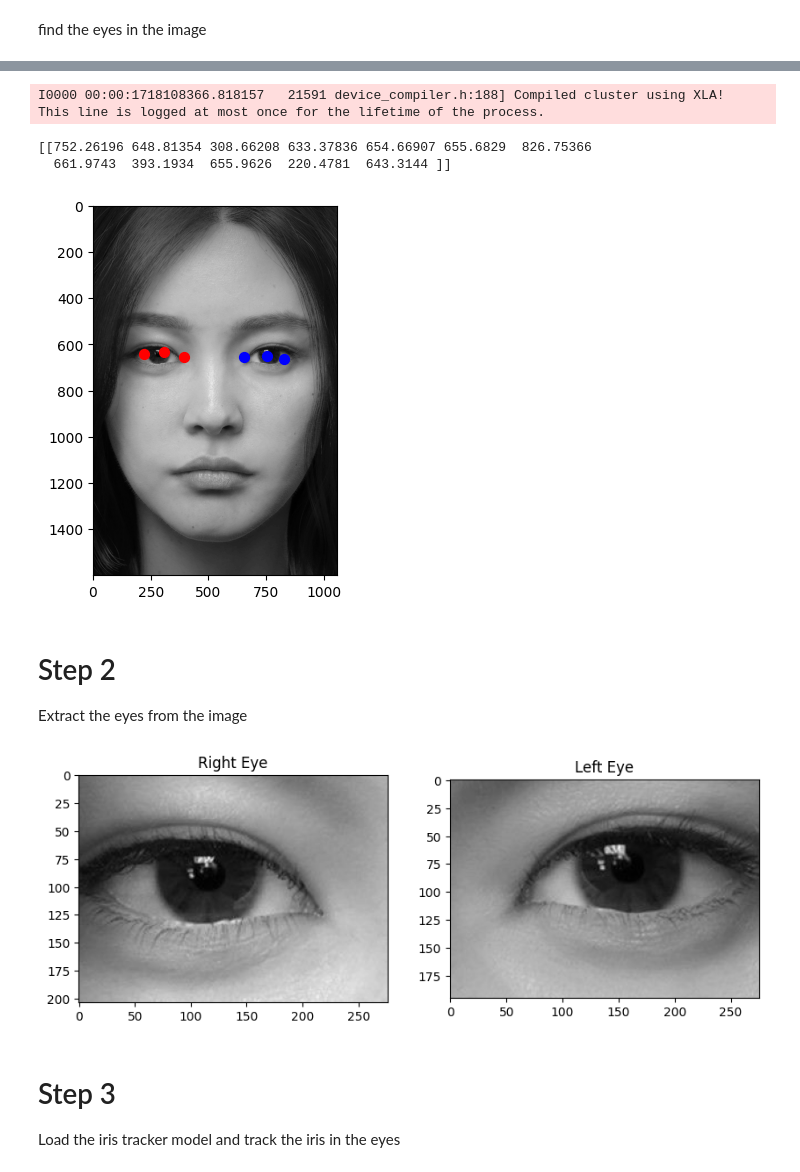
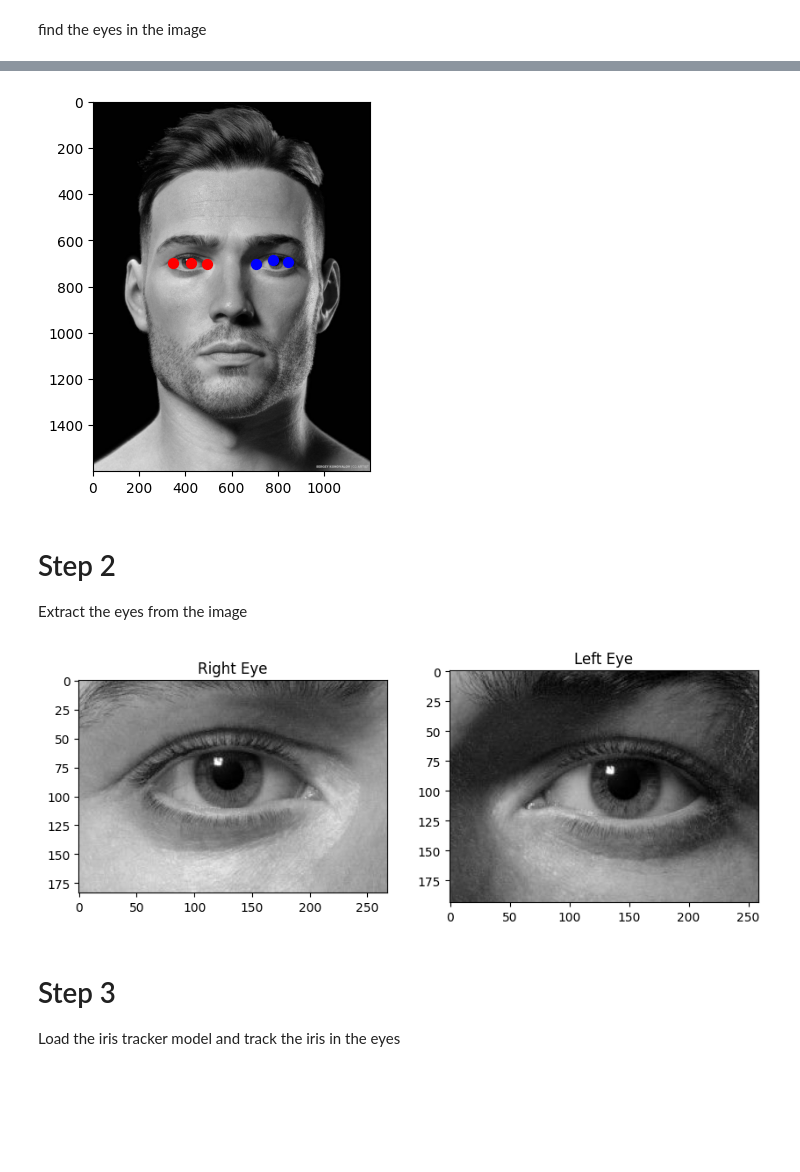
Before and after one commit to davide-tonetto-884585/eye_CNNs, a Jupyter notebook: eyes_detect_and_tracking.ipynb, the cells around one changed output, grey strips where cells are left out. Drawn from its saved outputs; the diff is of its cells as text; code cells hidden in the pictures; blank space fills up the shorter version.

```diff
--- a/eyes_detect_and_tracking.ipynb
+++ b/eyes_detect_and_tracking.ipynb
@@ -42,7 +31,7 @@ WARNING:absl:Compiled the loaded model, but the compiled metrics have yet to be
 # %% [markdown]
 find the eyes in the image
 # %%
-image_path = './dataset/test_face_3.jpg'
+image_path = './dataset/test_face_5     .jpg'
 test_image = cv2.imread(image_path, cv2.IMREAD_GRAYSCALE)
 initial_image = test_image.copy()
 initial_shape = test_image.shape
@@ -77,7 +63,4 @@ I0000 00:00:1718108365.703796   21591 service.cc:153]   StreamExecutor device (0
-I0000 00:00:1718108366.818157   21591 device_compiler.h:188] Compiled cluster using XLA!  This line is logged at most once for the lifetime of the process.
-[[752.26196 648.81354 308.66208 633.37836 654.66907 655.6829  826.75366
-  661.9743  393.1934  655.9626  220.4781  643.3144 ]]
-[figure, old version]
+[figure, new version]
 # %% [markdown]
 # Step 2
 Extract the eyes from the image
@@ -117,7 +100,7 @@ ax[0].imshow(right_eye, cmap='gray')
 ax[0].set_title('Right Eye')
 plt.show()
 # %% [output]
-[figure, old version]
+[figure, new version]
 # %% [markdown]
 # Step 3
 Load the iris tracker model and track the iris in the eyes
```
Also changed, not shown: parts of 4 cells of this notebook, 4 other files.
